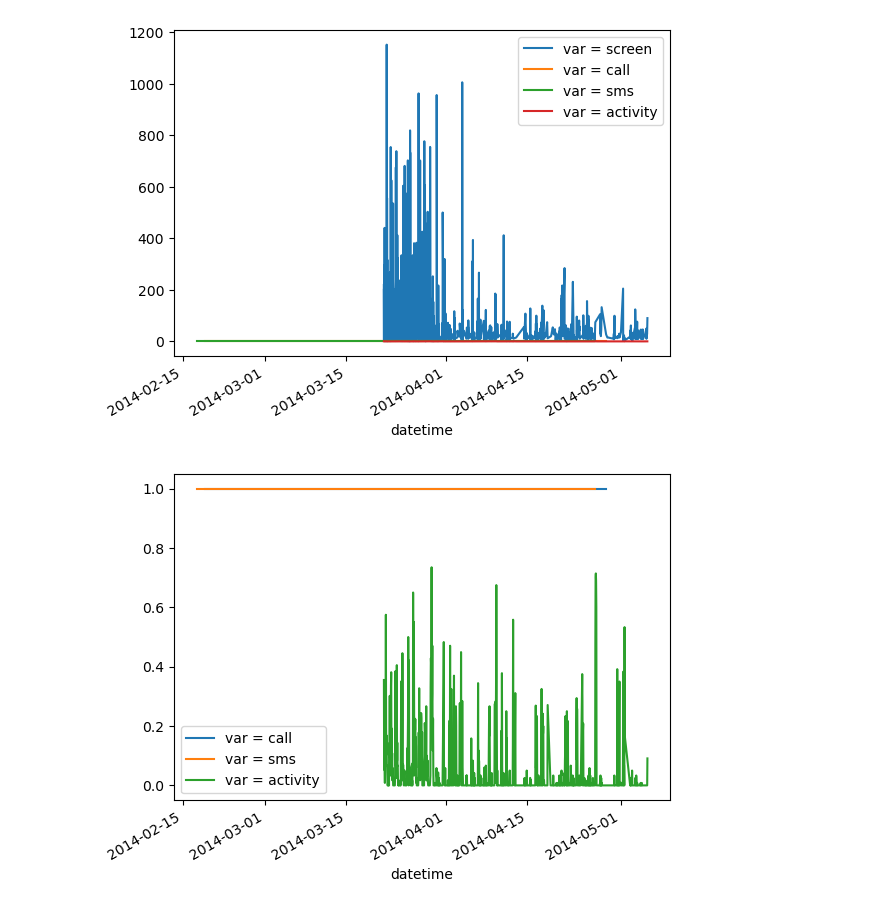
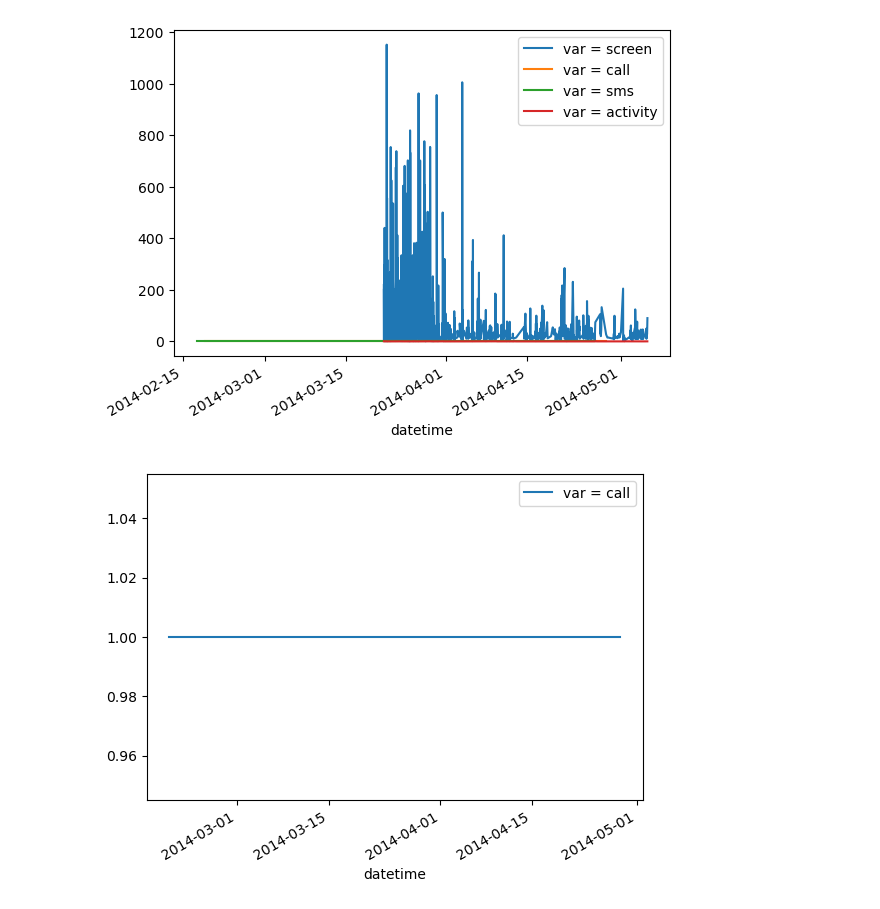
Before and after one commit to LaToyaVanderB/DataMiningTechniquesAssignments, a Jupyter notebook: assignment1/explore-flo.ipynb, the cells around one changed output. Saved outputs shown, nothing was run; the diff lists cells and outputs as text; code cells hidden in the pictures.

Commit message:
More data reshaping and exploration. Plots with daily sums of all variables for one patient.

```diff
--- a/assignment1/explore-flo.ipynb
+++ b/assignment1/explore-flo.ipynb
@@ -505,7 +556,7 @@ for v in ["screen", "call", "sms", "activity"]:
 # %%
 fig, ax = plt.subplots()
 i = "AS14.14"
-for v in ["call", "sms", "activity"]:
+for v in ["call"]:
     samples[(samples["id"] == i) & (samples["variable"] == v)].plot(x="datetime", y="value", ax=ax, label='var = %s'%v)
 # %% [output]
-[figure, old version]
+[figure, new version]
```
Also changed, not shown: parts of 46 cells of this notebook, 1 other file.
